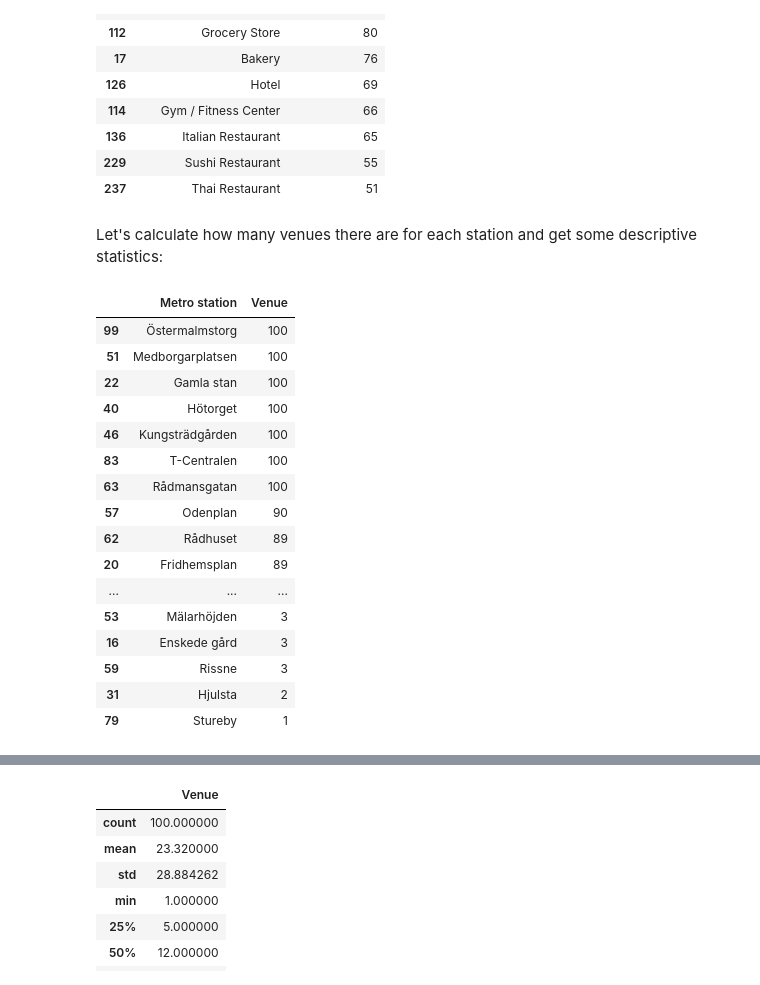
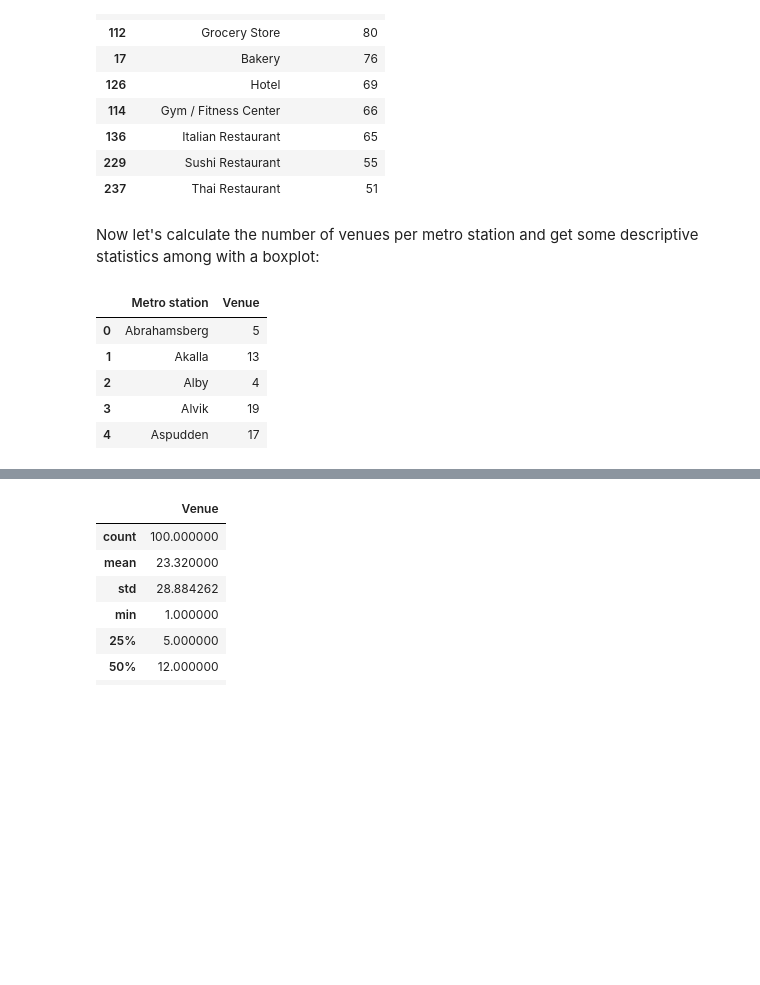
Before and after one commit to OxanaFalk/Coursera_Capstone, a Jupyter notebook: Notebook_Final_assigment_Capstone_Project_Oxana_Falk.ipynb, the cells around one changed output, grey strips where cells are left out. Drawn from its saved outputs; the diff is of its cells as text; code cells hidden in the pictures; blank space fills up the shorter version.

```diff
--- a/Notebook_Final_assigment_Capstone_Project_Oxana_Falk.ipynb
+++ b/Notebook_Final_assigment_Capstone_Project_Oxana_Falk.ipynb
@@ -191,4 +156,4 @@ map_sthlm
 # %%
-CLIENT_ID = 'RWLY0RHFLLB2X5L5SF2FV243QOFFSINLN0HZUOT1BFEBCK5G' # your Foursquare ID
-CLIENT_SECRET = 'SBFSJDUVKAH2EJRJFRDS1ZYIQYLTKOTXAYREQN5AENT4L5PA' # your Foursquare Secret
+CLIENT_ID = 'XXX' # my Foursquare ID (hidden in the public repository)
+CLIENT_SECRET = 'XXX' # my Foursquare Secret (hidden in the public repository)
 VERSION = '20190718' # Foursquare API version
@@ -278,11 +245,11 @@ def getNearbyVenues(names, latitudes, longitudes, radius=500, limit=300):
                   'Venue',
                   'Venue Latitude',
                   'Venue Longitude',
-                  'Venue Category']
+                  'Category']
 
     return(nearby_venues)
 # %%
-sthlm_venues = getNearbyVenues(names=df4['Station'],
-                                   latitudes=df4['Latitude'],
-                                   longitudes=df4['Longitude']
+sthlm_venues = getNearbyVenues(names=metro_st_4['Station'],
+                                   latitudes=metro_st_4['Latitude'],
+                                   longitudes=metro_st_4['Longitude']
                                   )
@@ -314,3 +267,4 @@ Let's remove venue category "Metro Station" as it is our entry variable:
 # %%
 sthlm_venues_1=sthlm_venues
-sthlm_venues_1.drop(sthlm_venues_1[sthlm_venues_1['Venue Category'] == 'Metro Station'].index, inplace=True)
+sthlm_venues_1.drop(sthlm_venues_1[sthlm_venues_1['Category'] == 'Metro Station'].index, inplace=True)
+sthlm_venues_1.head()
@@ -373,25 +383,14 @@ cat_grouped_detail.head(10)
 | 229 | Sushi Restaurant | 55 |
 | 237 | Thai Restaurant | 51 |
 # %% [markdown]
-Let's calculate how many venues there are for each station and get some descriptive statistics:
+Now let's calculate the number of venues per metro station and get some descriptive statistics among with a boxplot:
 # %%
 venues_grouped = sthlm_venues_1.groupby('Metro station')['Venue'].count().reset_index()
-venues_grouped.sort_values('Venue', ascending=False)
+venues_grouped.head()
 # %% [output]
 |  | Metro station | Venue |
-| 99 | Östermalmstorg | 100 |
-| 51 | Medborgarplatsen | 100 |
-| 22 | Gamla stan | 100 |
-| 40 | Hötorget | 100 |
-| 46 | Kungsträdgården | 100 |
-| 83 | T-Centralen | 100 |
-| 63 | Rådmansgatan | 100 |
-| 57 | Odenplan | 90 |
-| 62 | Rådhuset | 89 |
-| 20 | Fridhemsplan | 89 |
-| ... | ... | ... |
-| 53 | Mälarhöjden | 3 |
-| 16 | Enskede gård | 3 |
-| 59 | Rissne | 3 |
-| 31 | Hjulsta | 2 |
-| 79 | Stureby | 1 |
+| 0 | Abrahamsberg | 5 |
+| 1 | Akalla | 13 |
+| 2 | Alby | 4 |
+| 3 | Alvik | 19 |
+| 4 | Aspudden | 17 |
```
Also changed, not shown: parts of 120 cells of this notebook, 6 other files.
